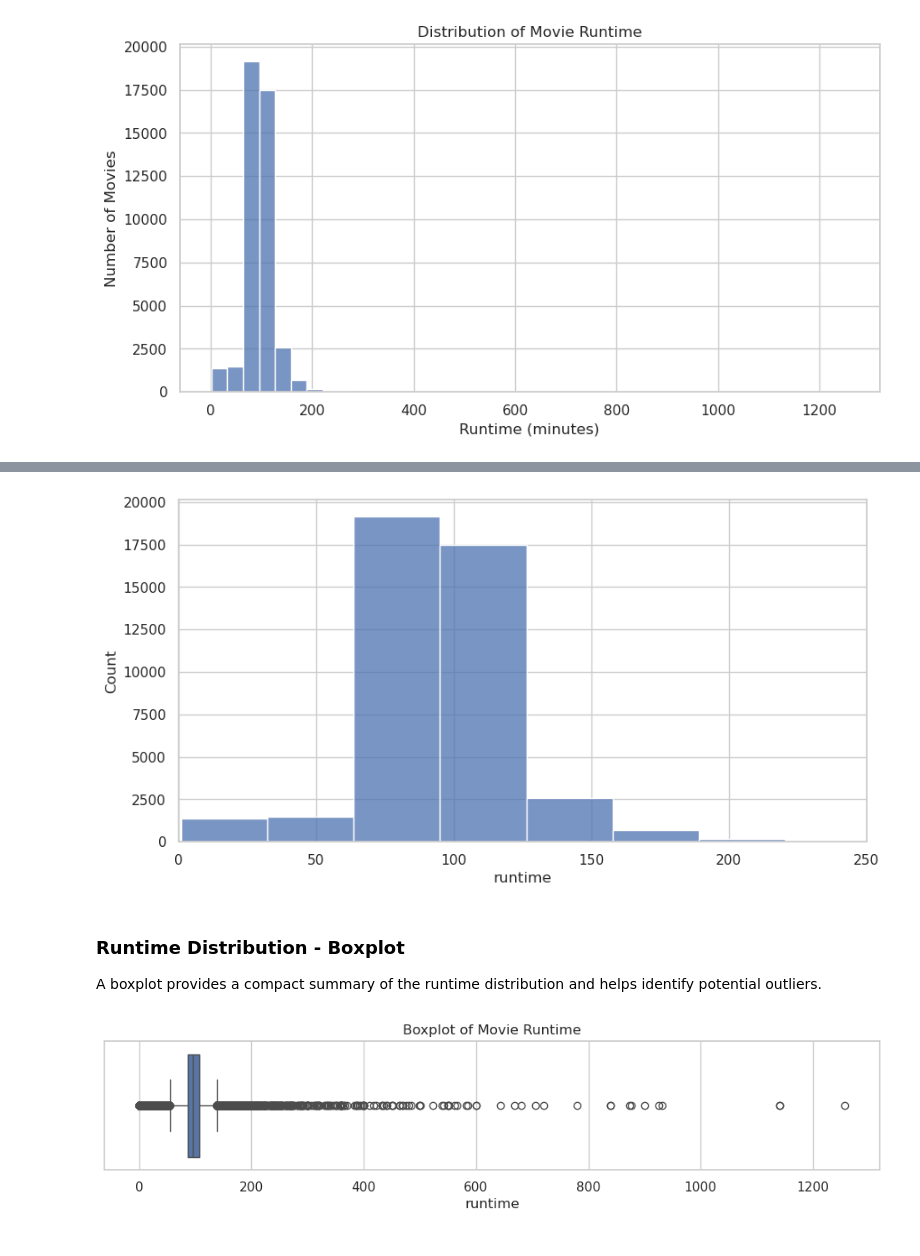
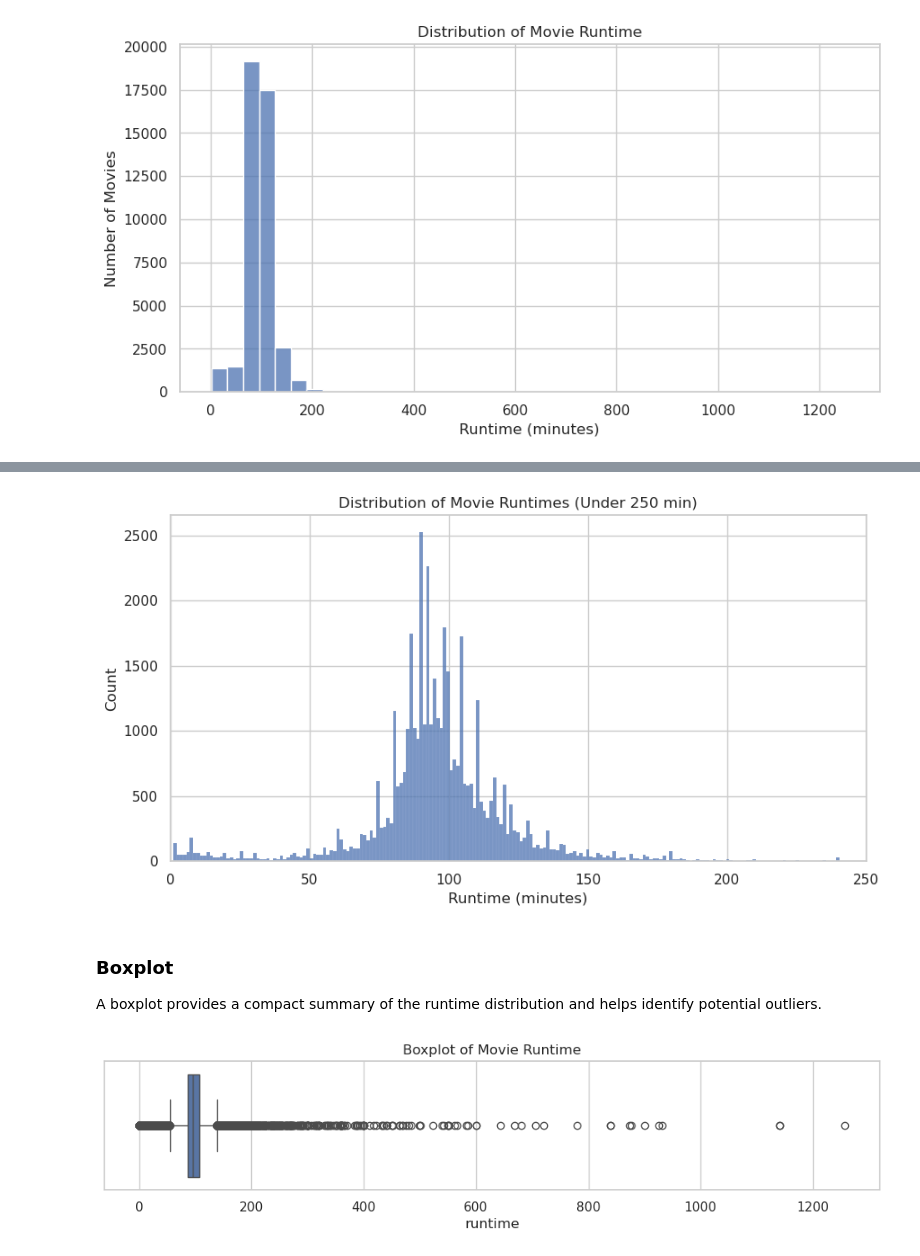
Before and after one commit to Hna2005/movie-runtime-analysis, a Jupyter notebook: notebooks/03-eda.ipynb, the cells around one changed output, grey strips where cells are left out. Drawn from its saved outputs; the diff is of its cells as text; code cells hidden in the pictures.

```diff
--- a/notebooks/03-eda.ipynb
+++ b/notebooks/03-eda.ipynb
@@ -98,6 +90,8 @@ print(runtime.isna().mean() * 100)
 # %% [output]
 1746
 3.8819841252195566
+# %%
+runtime_data = data.dropna(subset=["runtime"]).copy()
 # %%
 runtime.sort_values().head(10)
 # %% [output]
@@ -167,19 +181,21 @@ data.nlargest(
 # %%
 plt.figure(figsize=(10,5))
 
 sns.histplot(
-    data=data,
+    data=runtime_data,
     x="runtime",
-    bins=40
+    bins='auto'
 )
 
+plt.xlabel("Runtime (minutes)")
+plt.title("Distribution of Movie Runtimes (Under 250 min)")
 plt.xlim(0,250)
 
 plt.show()
 # %% [output]
-[figure, old version]
+[figure, new version]
 # %% [markdown]
-### Runtime Distribution - Boxplot
+### Boxplot
 
 A boxplot provides a compact summary of the runtime distribution and helps identify potential outliers.
 # %%
```
Also changed, not shown: parts of 36 cells of this notebook.
